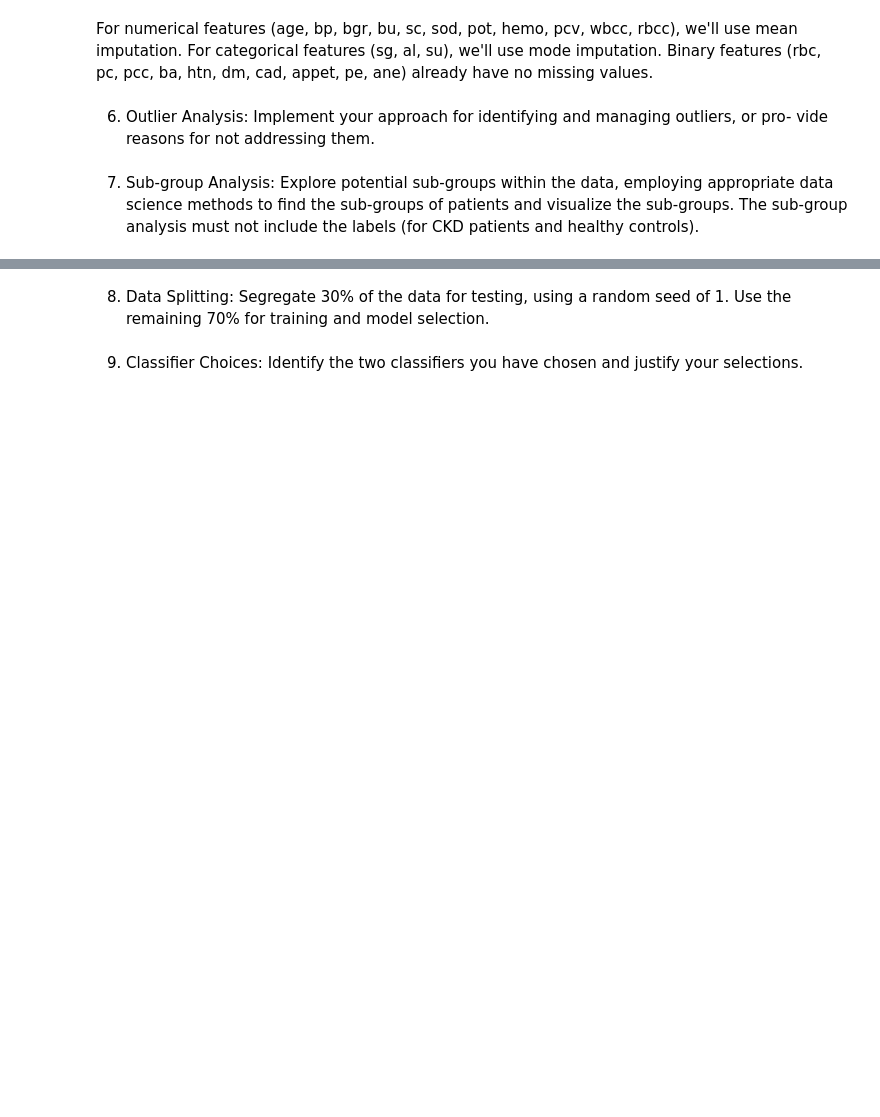
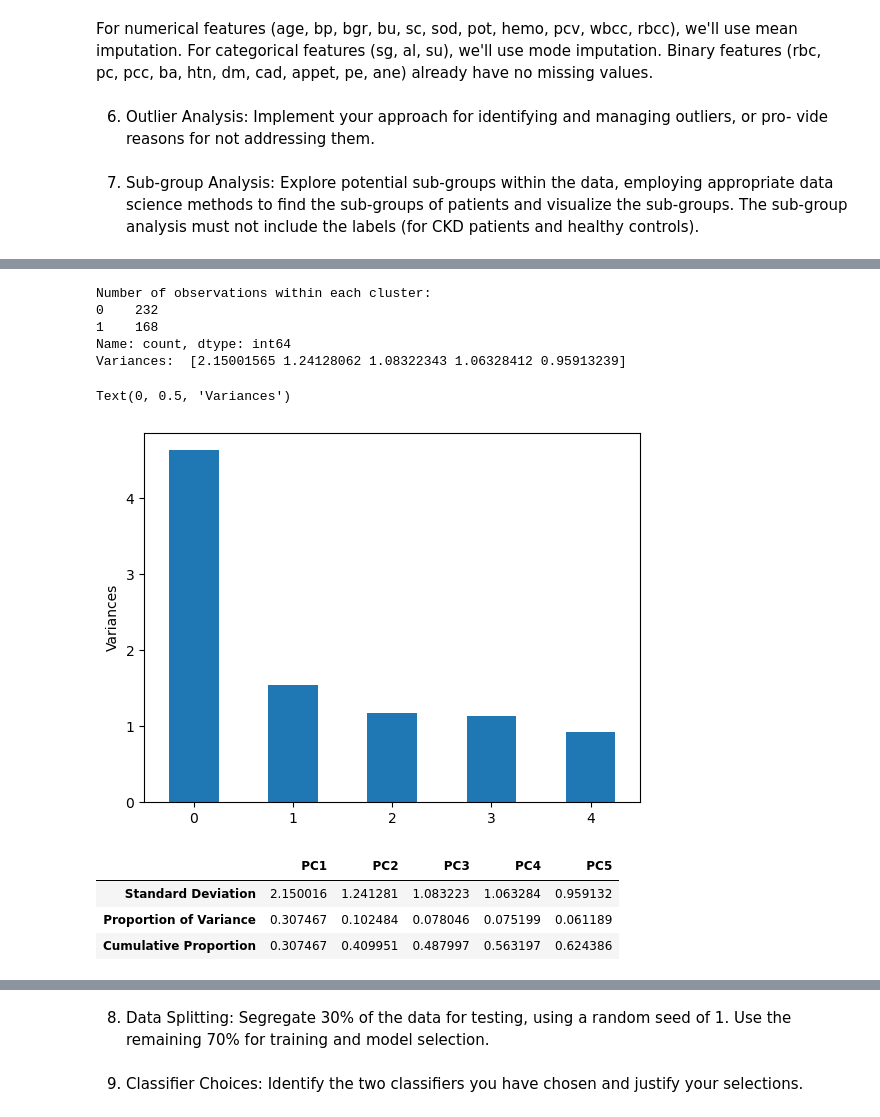
Before and after one commit to JennaOrvitz/Stats3DA3FinalProject, a Jupyter notebook: Stats3DA3.ipynb, the cells around one changed output, grey strips where cells are left out. Saved outputs shown, nothing was run; the diff lists cells and outputs as text; code cells hidden in the pictures; blank space fills up the shorter version.

```diff
--- a/Stats3DA3.ipynb
+++ b/Stats3DA3.ipynb
@@ -358,0 +439,34 @@ df['class'] = df['class'].replace({2:1})
+# %%
+# Apply k-means clustering with optimal k
+kmeans_optimal = KMeans(n_clusters=optimal_k[0], n_init=20, random_state=0)
+kmeans_optimal.fit(df)
+cluster_counts = pd.Series(kmeans_optimal.labels_).value_counts().sort_index()
+print("Number of observations within each cluster:")
+print(cluster_counts)
+
+# Perform PCA
+pca = PCA()
+df2_plot = pd.DataFrame(pca.fit_transform(df))
+print("Variances: ",df2_plot.iloc[:,:5].std(axis=0, ddof=0).to_numpy())
+
+df2_plot.iloc[:,:5].var(axis=0, ddof=0).plot(kind='bar', rot=0)
+plt.ylabel('Variances')
+# %% [output]
+Number of observations within each cluster:
+0    232
+1    168
+Name: count, dtype: int64
+Variances:  [2.15001565 1.24128062 1.08322343 1.06328412 0.95913239]
+Text(0, 0.5, 'Variances')
+[figure, added]
+# %%
+pd.DataFrame([df2_plot.iloc[:,:5].std(axis=0, ddof=0).to_numpy(),
+              pca.explained_variance_ratio_[:5],
+              np.cumsum(pca.explained_variance_ratio_[:5])],
+             index=['Standard Deviation', 'Proportion of Variance', 'Cumulative Proportion'],
+             columns=['PC1', 'PC2', 'PC3', 'PC4', 'PC5'])
+# %% [output]
+|  | PC1 | PC2 | PC3 | PC4 | PC5 |
+| Standard Deviation | 2.150016 | 1.241281 | 1.083223 | 1.063284 | 0.959132 |
+| Proportion of Variance | 0.307467 | 0.102484 | 0.078046 | 0.075199 | 0.061189 |
+| Cumulative Proportion | 0.307467 | 0.409951 | 0.487997 | 0.563197 | 0.624386 |
```
Also changed, not shown: parts of 11 cells of this notebook, 1 other file.
